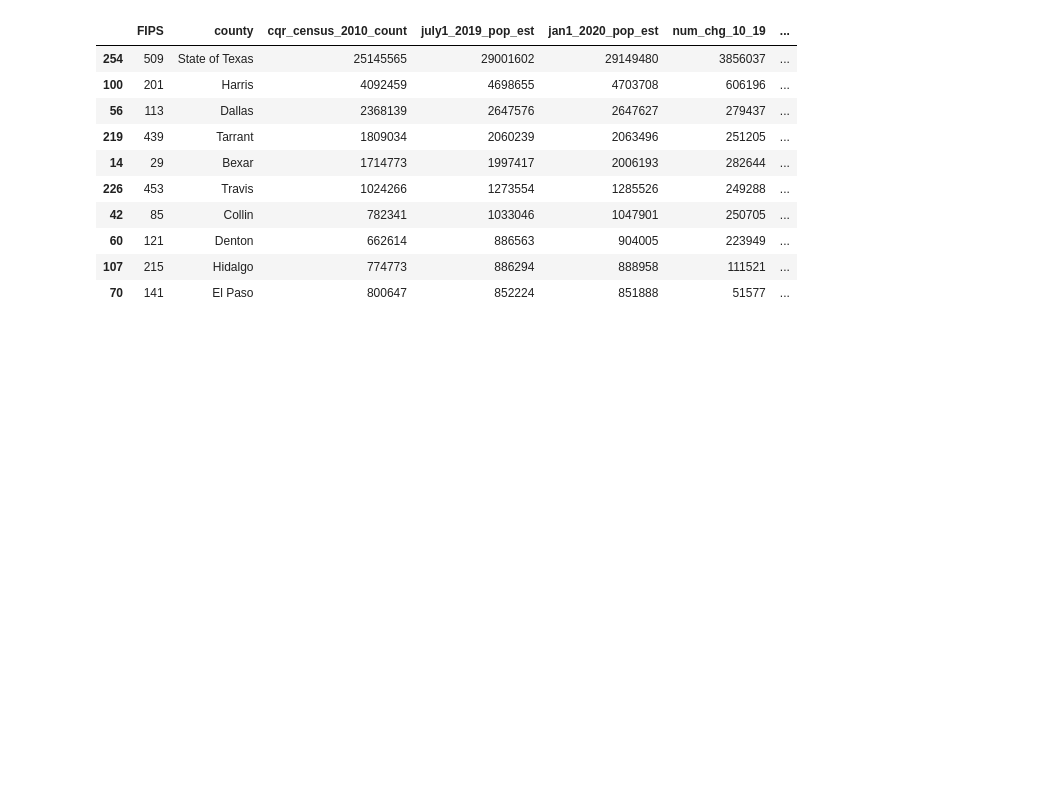
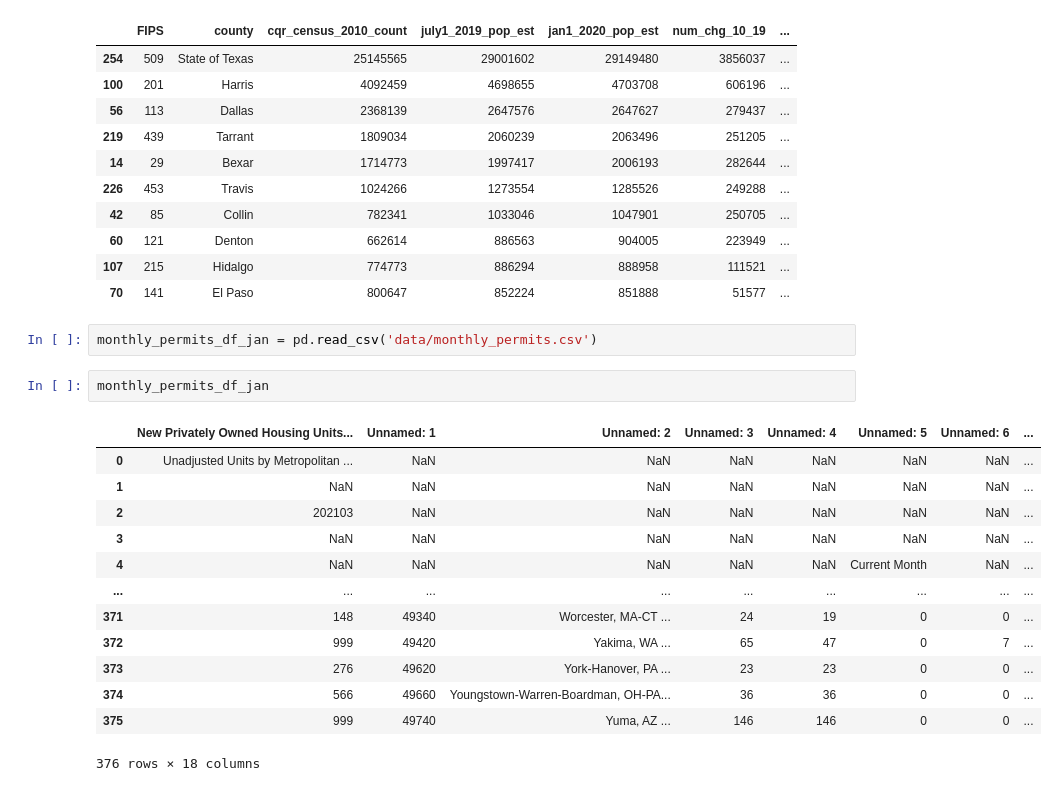
Before and after one commit to randallb15/City-Data, a Jupyter notebook: Testing.ipynb, the cells around one changed output. Saved outputs shown, nothing was run; the diff lists cells and outputs as text; blank space fills up the shorter version.

Commit message:
added monthly housing permits for jan 2021

```diff
--- a/Testing.ipynb
+++ b/Testing.ipynb
@@ -419,3 +419,21 @@ countypop_df.sort_values('jan1_2020_pop_est',ascending=False).head(10)
 | 60 | 121 | Denton | 662614 | 886563 | 904005 | 223949 | ... |
 | 107 | 215 | Hidalgo | 774773 | 886294 | 888958 | 111521 | ... |
 | 70 | 141 | El Paso | 800647 | 852224 | 851888 | 51577 | ... |
+# %%
+monthly_permits_df_jan = pd.read_csv('data/monthly_permits.csv')
+# %%
+monthly_permits_df_jan
+# %% [output]
+|  | New Privately Owned Housing Units... | Unnamed: 1 | Unnamed: 2 | Unnamed: 3 | Unnamed: 4 | Unnamed: 5 | Unnamed: 6 | ... |
+| 0 | Unadjusted Units by Metropolitan ... | NaN | NaN | NaN | NaN | NaN | NaN | ... |
+| 1 | NaN | NaN | NaN | NaN | NaN | NaN | NaN | ... |
+| 2 | 202103 | NaN | NaN | NaN | NaN | NaN | NaN | ... |
+| 3 | NaN | NaN | NaN | NaN | NaN | NaN | NaN | ... |
+| 4 | NaN | NaN | NaN | NaN | NaN | Current Month | NaN | ... |
+| ... | ... | ... | ... | ... | ... | ... | ... | ... |
+| 371 | 148 | 49340 | Worcester, MA-CT ... | 24 | 19 | 0 | 0 | ... |
+| 372 | 999 | 49420 | Yakima, WA ... | 65 | 47 | 0 | 7 | ... |
+| 373 | 276 | 49620 | York-Hanover, PA ... | 23 | 23 | 0 | 0 | ... |
+| 374 | 566 | 49660 | Youngstown-Warren-Boardman, OH-PA... | 36 | 36 | 0 | 0 | ... |
+| 375 | 999 | 49740 | Yuma, AZ ... | 146 | 146 | 0 | 0 | ... |
+376 rows × 18 columns
```
